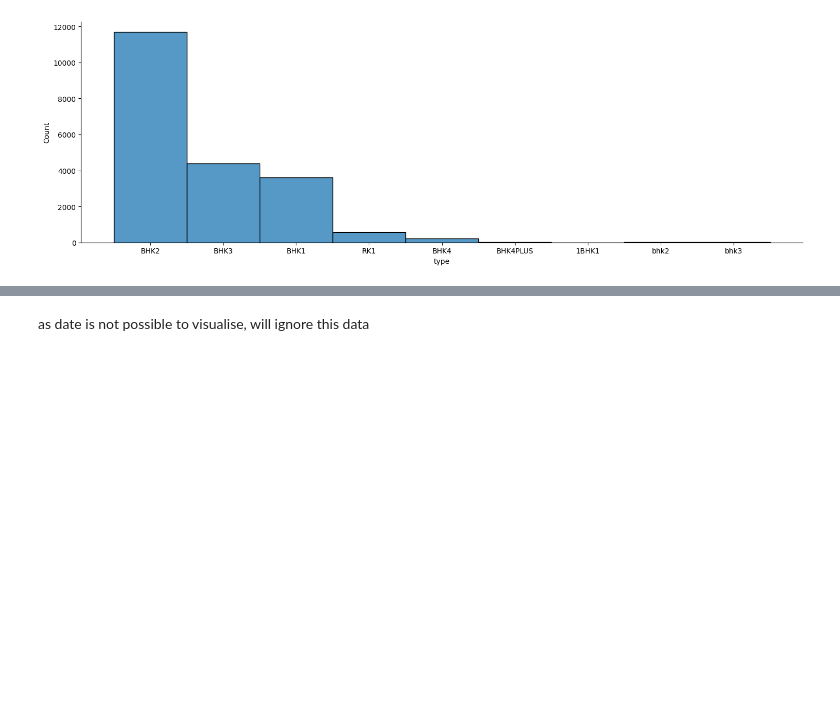
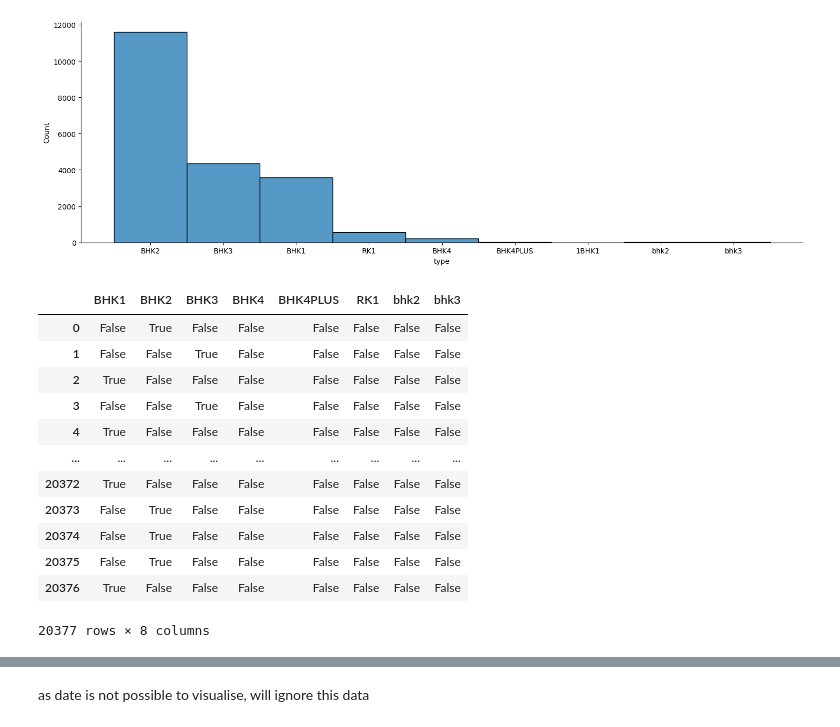
Before and after one commit to 403errors/Rental-Price-Predictions, a Jupyter notebook: project.ipynb, the cells around one changed output, grey strips where cells are left out. Cells and saved outputs as stored; diff of their text form; code cells hidden in the pictures; blank space fills up the shorter version.

```diff
--- a/project.ipynb
+++ b/project.ipynb
@@ -107,0 +108,6 @@ sns.heatmap(df.corr(numeric_only=True))
+# %%
+dfresult = df.dropna()
+dfresult.info()
+
+# Reset index after drop
+df=dfresult.dropna().reset_index(drop=True)
@@ -119,3 +180,20 @@ sns.displot(df['type'], aspect=3)
 # %% [output]
 <seaborn.axisgrid.FacetGrid at 0x...>
 [figure]
+# %%
+# create dummy variables
+pd.get_dummies(df['type'], drop_first=True)
+# %% [output]
+|  | BHK1 | BHK2 | BHK3 | BHK4 | BHK4PLUS | RK1 | bhk2 | bhk3 |
+| 0 | False | True | False | False | False | False | False | False |
+| 1 | False | False | True | False | False | False | False | False |
+| 2 | True | False | False | False | False | False | False | False |
+| 3 | False | False | True | False | False | False | False | False |
+| 4 | True | False | False | False | False | False | False | False |
+| ... | ... | ... | ... | ... | ... | ... | ... | ... |
+| 20372 | True | False | False | False | False | False | False | False |
+| 20373 | False | True | False | False | False | False | False | False |
+| 20374 | False | True | False | False | False | False | False | False |
+| 20375 | False | True | False | False | False | False | False | False |
+| 20376 | True | False | False | False | False | False | False | False |
+20377 rows × 8 columns
```
Also changed, not shown: parts of 58 cells of this notebook.
